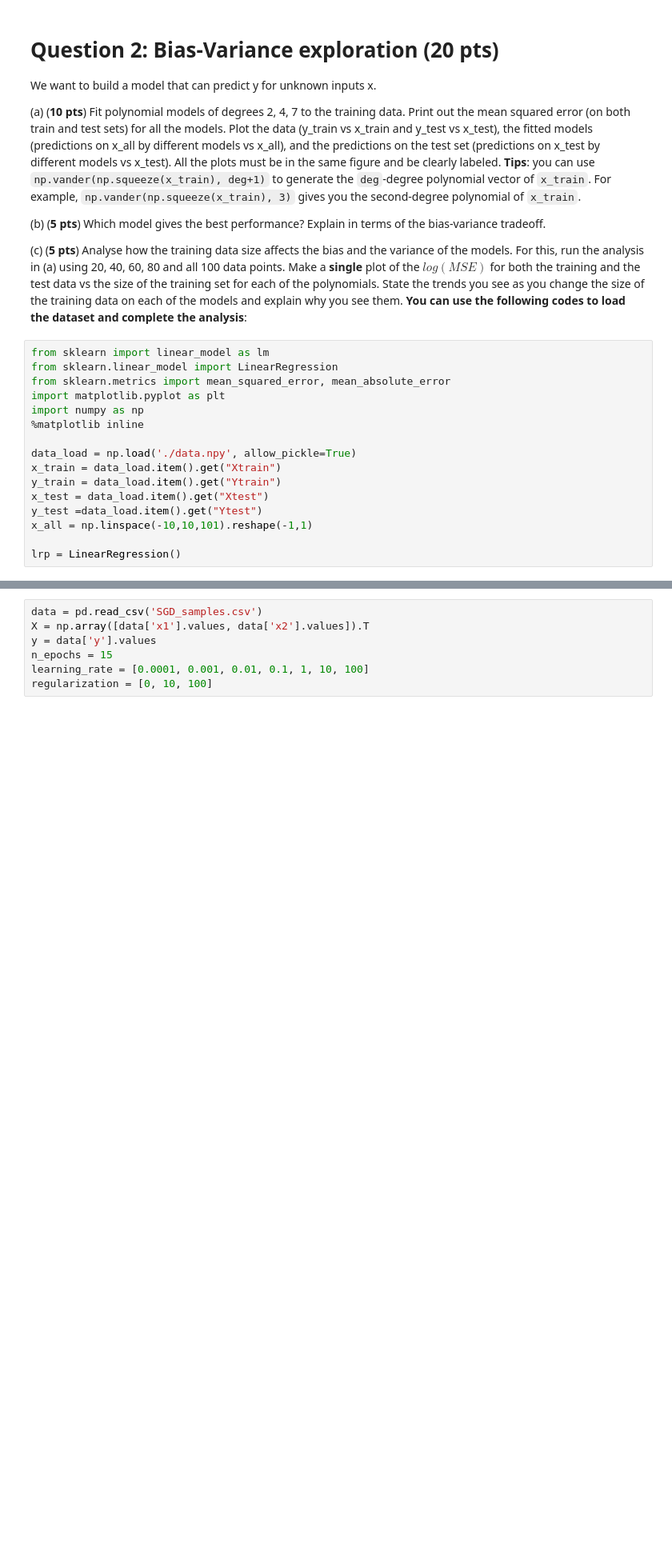
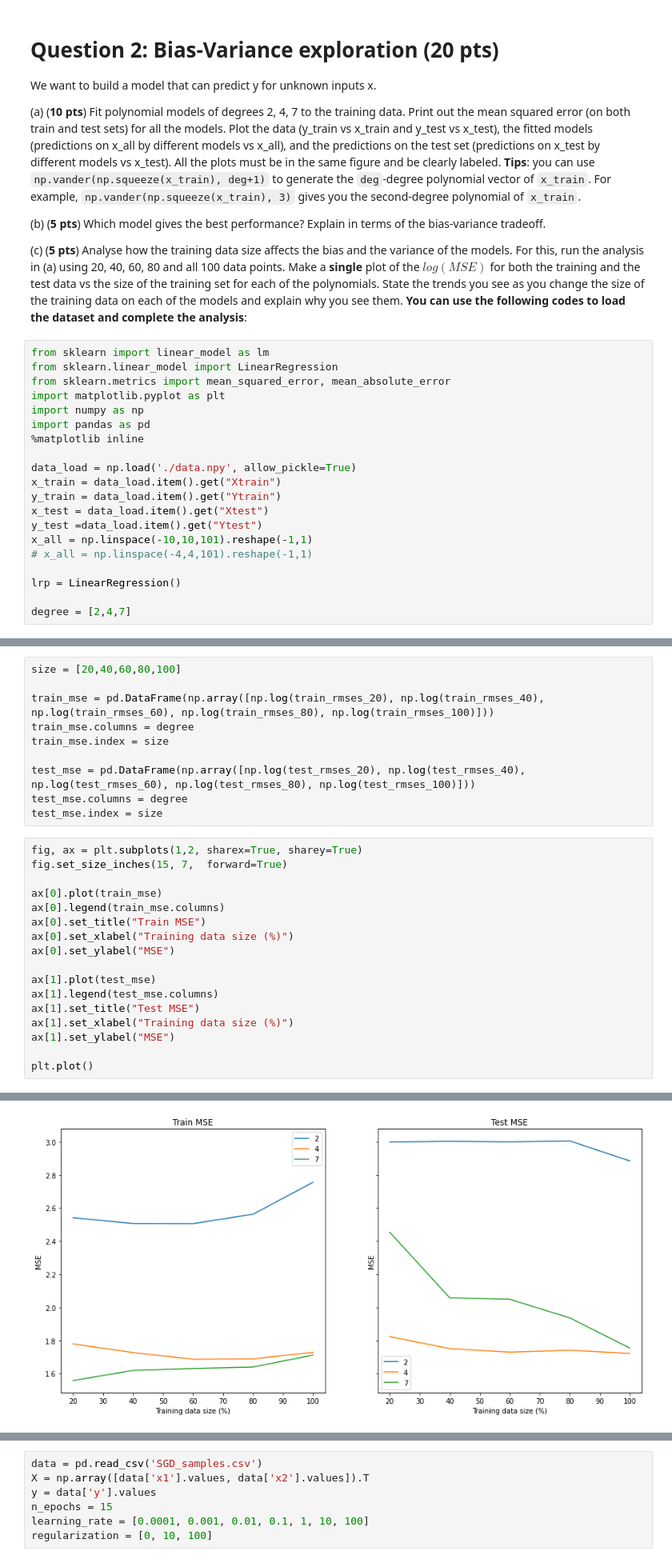
Before and after one commit to rohitashwachaks/MIS-382N-Adv.-Machine-Learning, a Jupyter notebook: assignment/HW2/MIS382N_HW2-1.ipynb, the cells around one changed output, grey strips where cells are left out. Shown at 80% size. Drawn from its saved outputs; the diff is of its cells as text; blank space fills up the shorter version.

```diff
--- a/assignment/HW2/MIS382N_HW2-1.ipynb
+++ b/assignment/HW2/MIS382N_HW2-1.ipynb
@@ -44,6 +49,7 @@ from sklearn.linear_model import LinearRegression
 from sklearn.metrics import mean_squared_error, mean_absolute_error
 import matplotlib.pyplot as plt
 import numpy as np
+import pandas as pd
 %matplotlib inline
 
 data_load = np.load('./data.npy', allow_pickle=True)
@@ -52,8 +58,11 @@ y_train = data_load.item().get("Ytrain")
 x_test = data_load.item().get("Xtest")
 y_test =data_load.item().get("Ytest")
 x_all = np.linspace(-10,10,101).reshape(-1,1)
+# x_all = np.linspace(-4,4,101).reshape(-1,1)
 
 lrp = LinearRegression()
+
+degree = [2,4,7]
 # %%
 def plot_curves(x_train, y_train, x_test, y_test):
   # Fit polynomial models of degrees 2, 4, 7 to the training data.
@@ -80,0 +267,28 @@ train_rmses_100, test_rmses_100 = plot_curves(x_train, y_train, x_test, y_test)
+# %%
+size = [20,40,60,80,100]
+
+train_mse = pd.DataFrame(np.array([np.log(train_rmses_20), np.log(train_rmses_40), np.log(train_rmses_60), np.log(train_rmses_80), np.log(train_rmses_100)]))
+train_mse.columns = degree
+train_mse.index = size
+
+test_mse = pd.DataFrame(np.array([np.log(test_rmses_20), np.log(test_rmses_40), np.log(test_rmses_60), np.log(test_rmses_80), np.log(test_rmses_100)]))
+test_mse.columns = degree
+test_mse.index = size
+# %%
+fig, ax = plt.subplots(1,2, sharex=True, sharey=True)
+fig.set_size_inches(15, 7,  forward=True)
+
+ax[0].plot(train_mse)
+ax[0].legend(train_mse.columns)
+ax[0].set_title("Train MSE")
+ax[0].set_xlabel("Training data size (%)")
+ax[0].set_ylabel("MSE")
+
+ax[1].plot(test_mse)
+ax[1].legend(test_mse.columns)
+ax[1].set_title("Test MSE")
+ax[1].set_xlabel("Training data size (%)")
+ax[1].set_ylabel("MSE")
+
+plt.plot()
+# %% [output]
@@ -81,2 +296,3 @@ train_rmses_100, test_rmses_100 = plot_curves(x_train, y_train, x_test, y_test)
+[figure, added]
 # %% [markdown]
 ## Answer:
```
Also changed, not shown: parts of 18 cells of this notebook, 3 other files.
